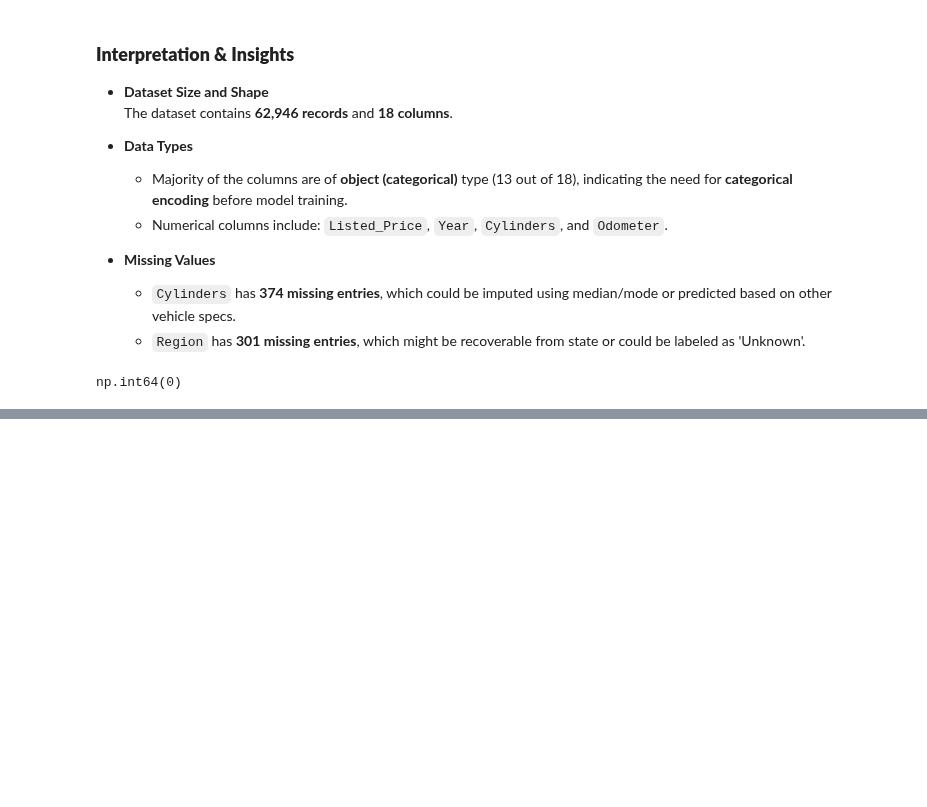
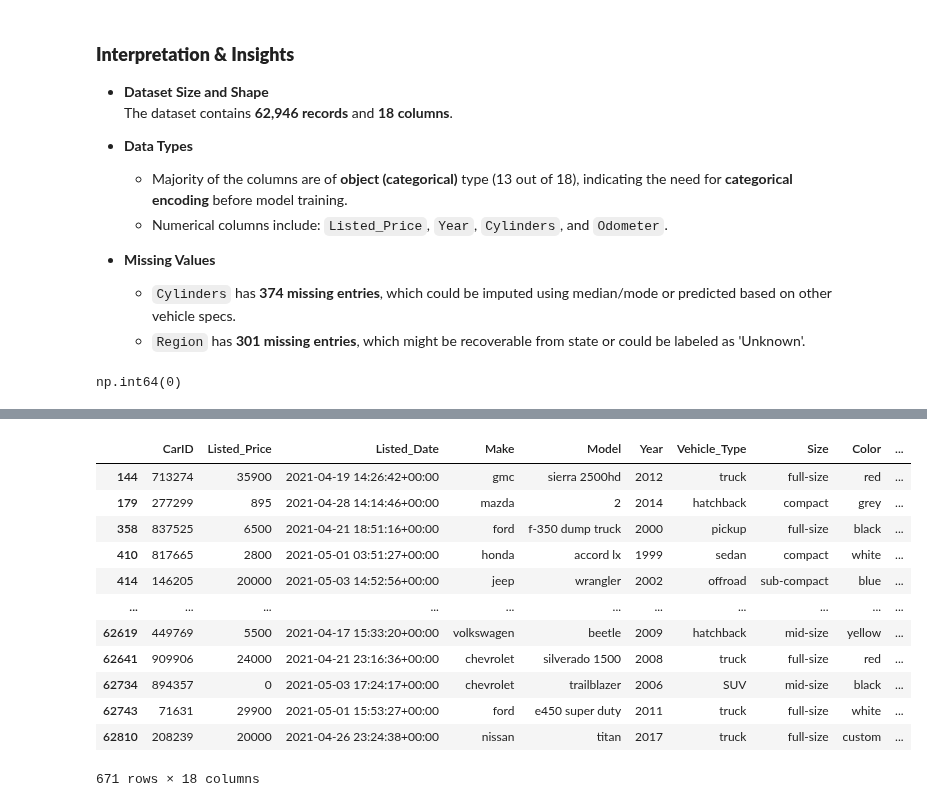
Before and after one commit to anshumbanga/Jason-Motor-Group, a Jupyter notebook: Jason Motor Group.ipynb, the cells around one changed output, grey strips where cells are left out. Cells and saved outputs as stored; diff of their text form; code cells hidden in the pictures; blank space fills up the shorter version.

```diff
--- a/Jason Motor Group.ipynb
+++ b/Jason Motor Group.ipynb
@@ -185,0 +169,18 @@ df.dropna()
+# %%
+# finding out whats inside the rows with null values
+
+df[df.isnull().any(axis=1)]
+# %% [output]
+|  | CarID | Listed_Price | Listed_Date | Make | Model | Year | Vehicle_Type | Size | Color | ... |
+| 144 | 713274 | 35900 | 2021-04-19 14:26:42+00:00 | gmc | sierra 2500hd | 2012 | truck | full-size | red | ... |
+| 179 | 277299 | 895 | 2021-04-28 14:14:46+00:00 | mazda | 2 | 2014 | hatchback | compact | grey | ... |
+| 358 | 837525 | 6500 | 2021-04-21 18:51:16+00:00 | ford | f-350 dump truck | 2000 | pickup | full-size | black | ... |
+| 410 | 817665 | 2800 | 2021-05-01 03:51:27+00:00 | honda | accord lx | 1999 | sedan | compact | white | ... |
+| 414 | 146205 | 20000 | 2021-05-03 14:52:56+00:00 | jeep | wrangler | 2002 | offroad | sub-compact | blue | ... |
+| ... | ... | ... | ... | ... | ... | ... | ... | ... | ... | ... |
+| 62619 | 449769 | 5500 | 2021-04-17 15:33:20+00:00 | volkswagen | beetle | 2009 | hatchback | mid-size | yellow | ... |
+| 62641 | 909906 | 24000 | 2021-04-21 23:16:36+00:00 | chevrolet | silverado 1500 | 2008 | truck | full-size | red | ... |
+| 62734 | 894357 | 0 | 2021-05-03 17:24:17+00:00 | chevrolet | trailblazer | 2006 | SUV | mid-size | black | ... |
+| 62743 | 71631 | 29900 | 2021-05-01 15:53:27+00:00 | ford | e450 super duty | 2011 | truck | full-size | white | ... |
+| 62810 | 208239 | 20000 | 2021-04-26 23:24:38+00:00 | nissan | titan | 2017 | truck | full-size | custom | ... |
+671 rows × 18 columns
```
Also changed, not shown: parts of 13 cells of this notebook.
